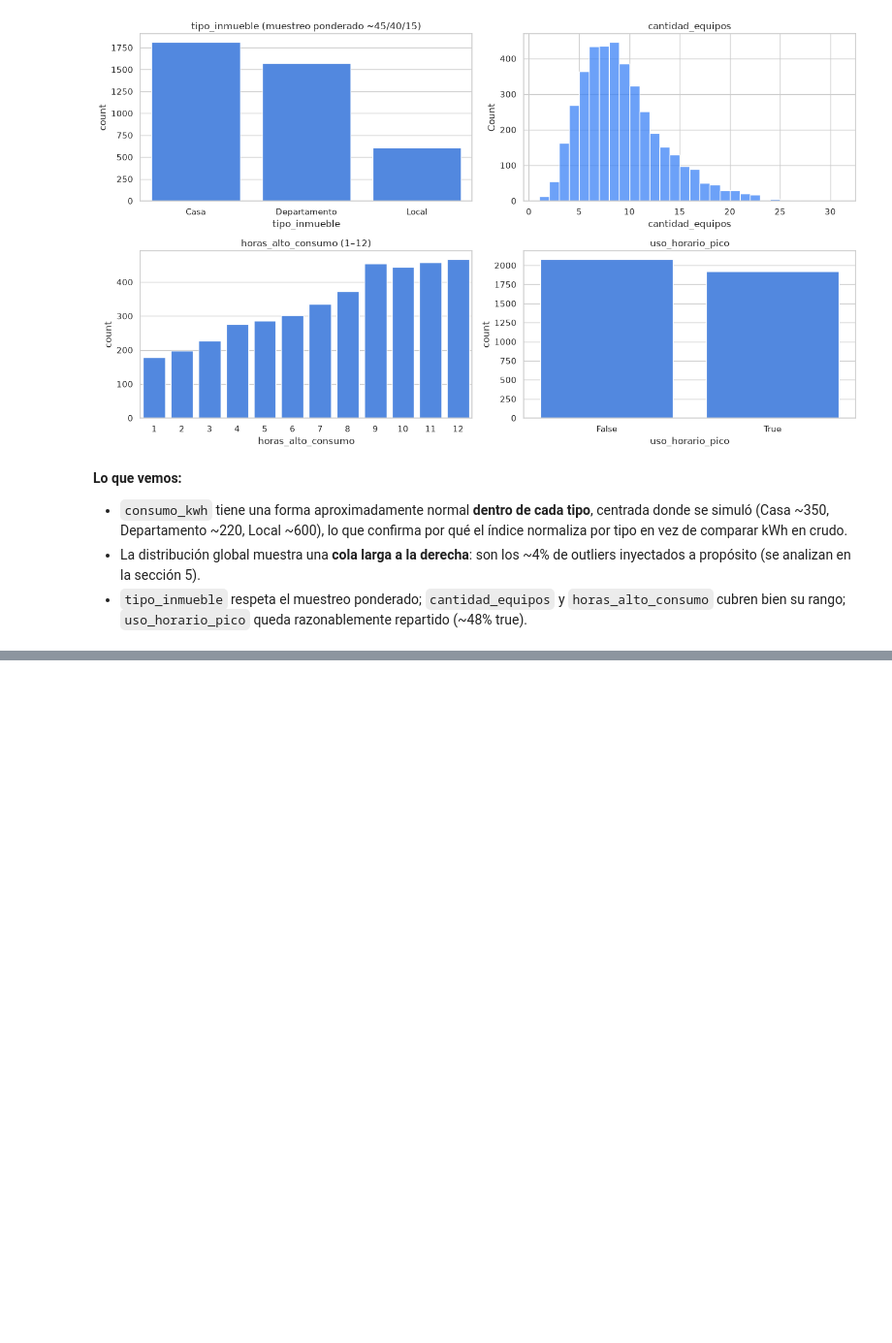
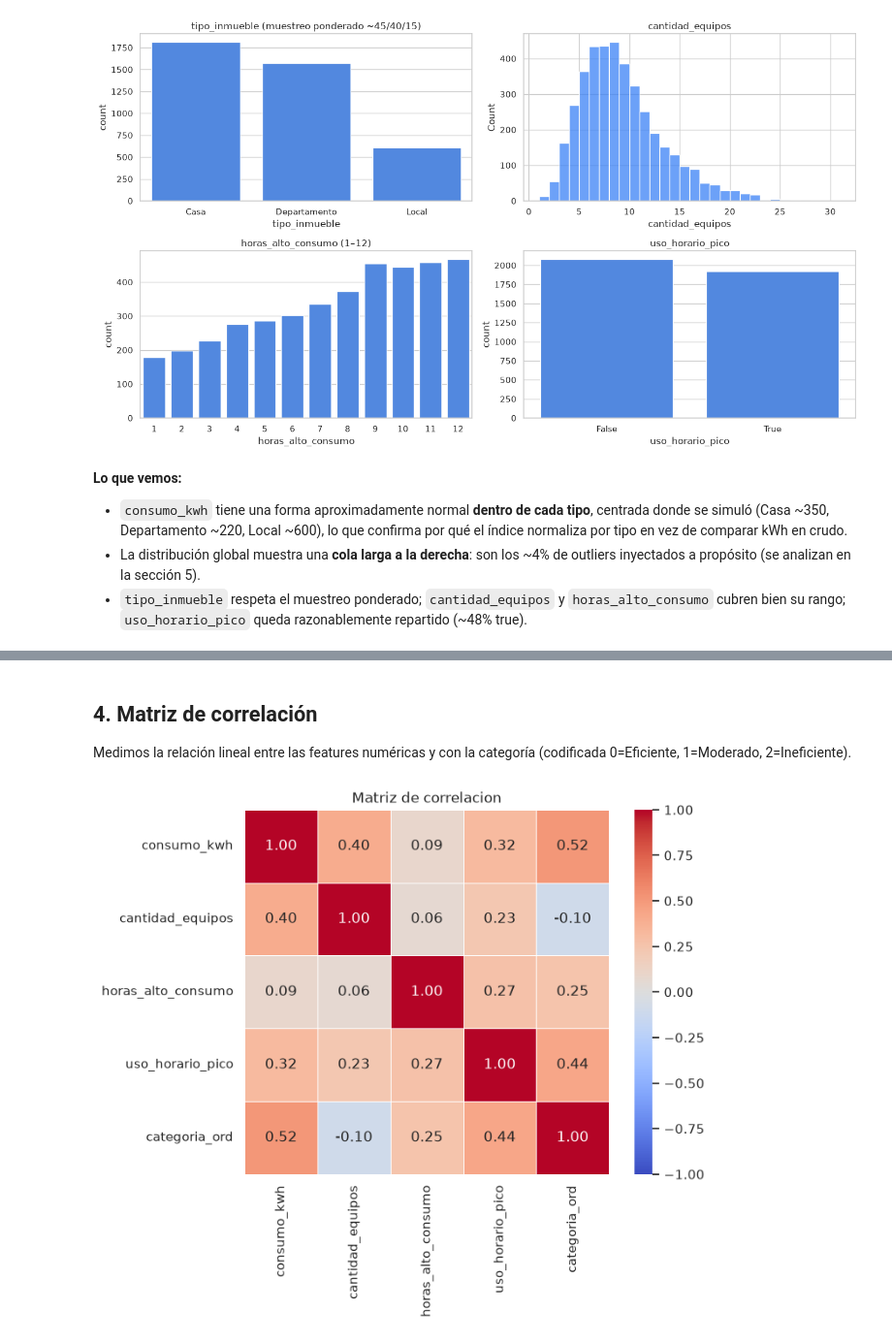
Before and after one commit to No-Country-simulation/G9-LATAM-Team-36, a Jupyter notebook: data-science/notebooks/01_eda_y_criterios.ipynb, the cells around one changed output, grey strips where cells are left out. Shown at 97% size. Drawn from its saved outputs; the diff is of its cells as text; code cells hidden in the pictures; blank space fills up the shorter version.

Commit message:
feat(B): EDA parte 2 - analisis bivariado y matriz de correlacion

```diff
--- a/data-science/notebooks/01_eda_y_criterios.ipynb
+++ b/data-science/notebooks/01_eda_y_criterios.ipynb
@@ -168,0 +222,20 @@ plt.show()
+# %% [markdown]
+## 4. Matriz de correlación
+
+Medimos la relación lineal entre las features numéricas y con la categoría (codificada 0=Eficiente, 1=Moderado, 2=Ineficiente).
+# %%
+num = df.copy()
+num["uso_horario_pico"] = num["uso_horario_pico"].astype(int)
+num["categoria_ord"] = num["categoria"].cat.codes  # 0/1/2
+cols = ["consumo_kwh", "cantidad_equipos", "horas_alto_consumo",
+        "uso_horario_pico", "categoria_ord"]
+corr = num[cols].corr()
+
+fig, ax = plt.subplots(figsize=(8, 6.5))
+sns.heatmap(corr, annot=True, fmt=".2f", cmap="coolwarm", center=0,
+            vmin=-1, vmax=1, square=True, linewidths=.5, ax=ax)
+ax.set_title("Matriz de correlacion")
+plt.tight_layout()
+plt.show()
+# %% [output]
+[figure, added]
```
Also changed, not shown: parts of 6 cells of this notebook.
